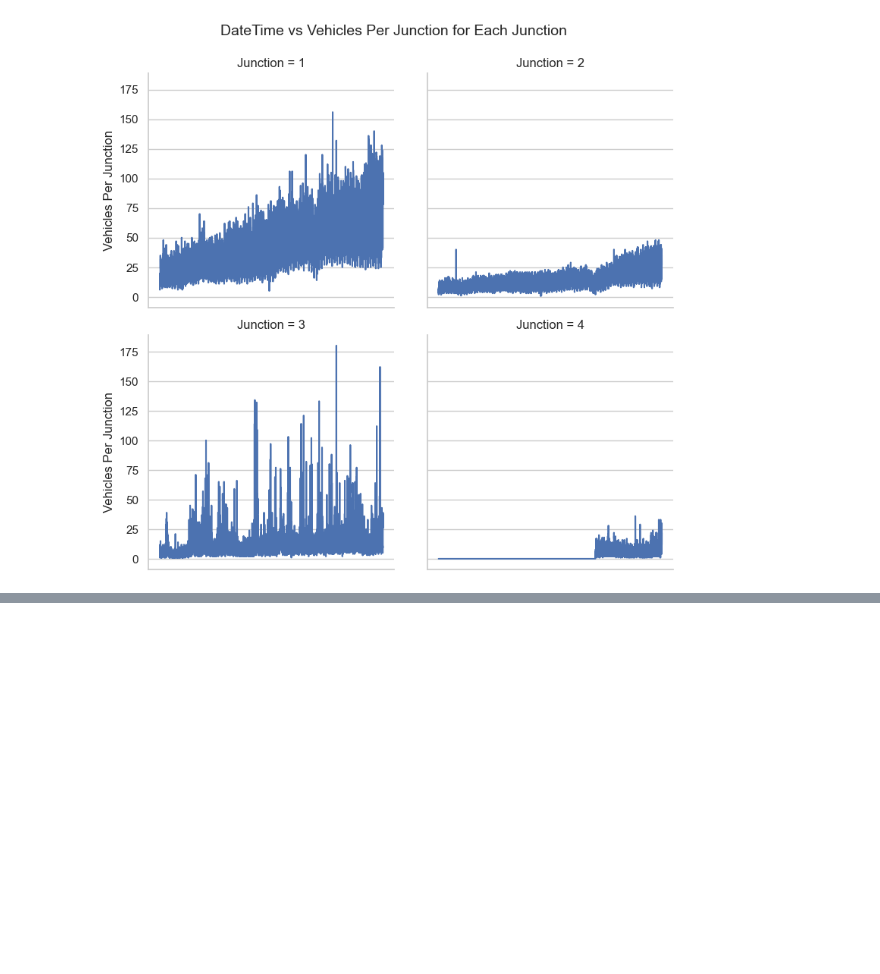
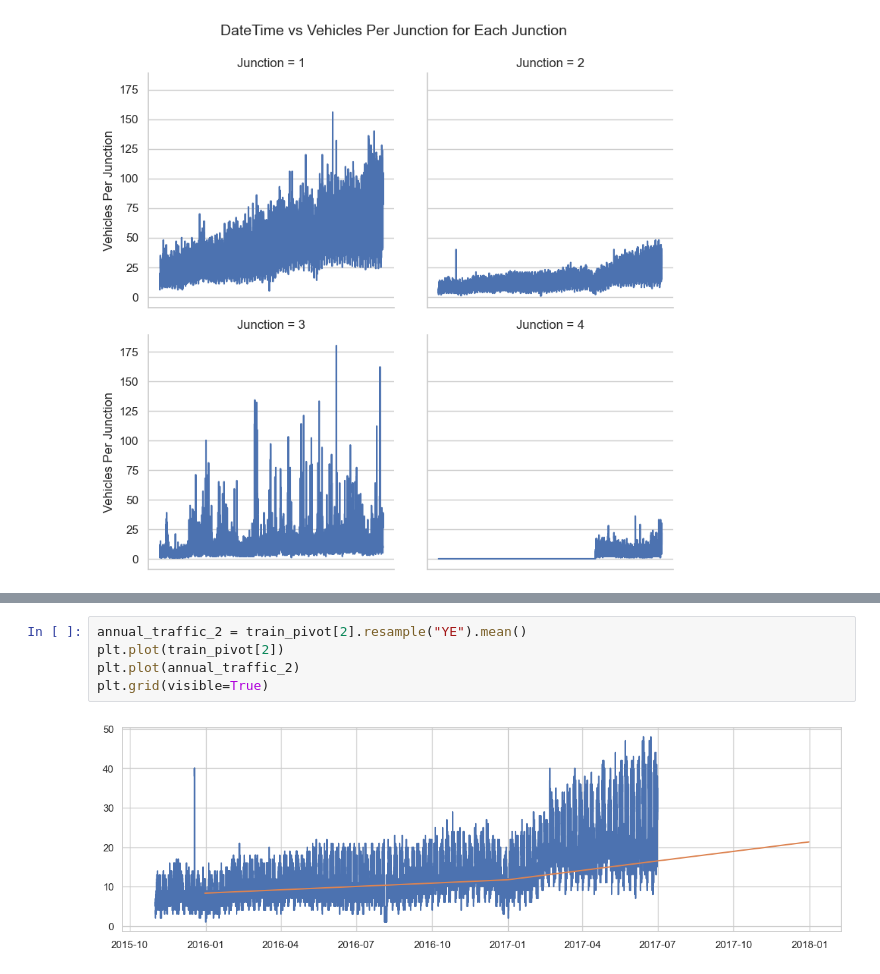
Before and after one commit to calebrauscher/IBM_Specialized_Models, a Jupyter notebook: Time Series and Survival Analysis/final_project/final_project.ipynb, the cells around one changed output, grey strips where cells are left out. Saved outputs shown, nothing was run; the diff lists cells and outputs as text; blank space fills up the shorter version.

```diff
--- a/Time Series and Survival Analysis/final_project/final_project.ipynb
+++ b/Time Series and Survival Analysis/final_project/final_project.ipynb
@@ -76,0 +87,7 @@ plt.show()
+# %%
+annual_traffic_2 = train_pivot[2].resample("YE").mean()
+plt.plot(train_pivot[2])
+plt.plot(annual_traffic_2)
+plt.grid(visible=True)
+# %% [output]
+[figure, added]
```
Also changed, not shown: parts of 20 cells of this notebook.
